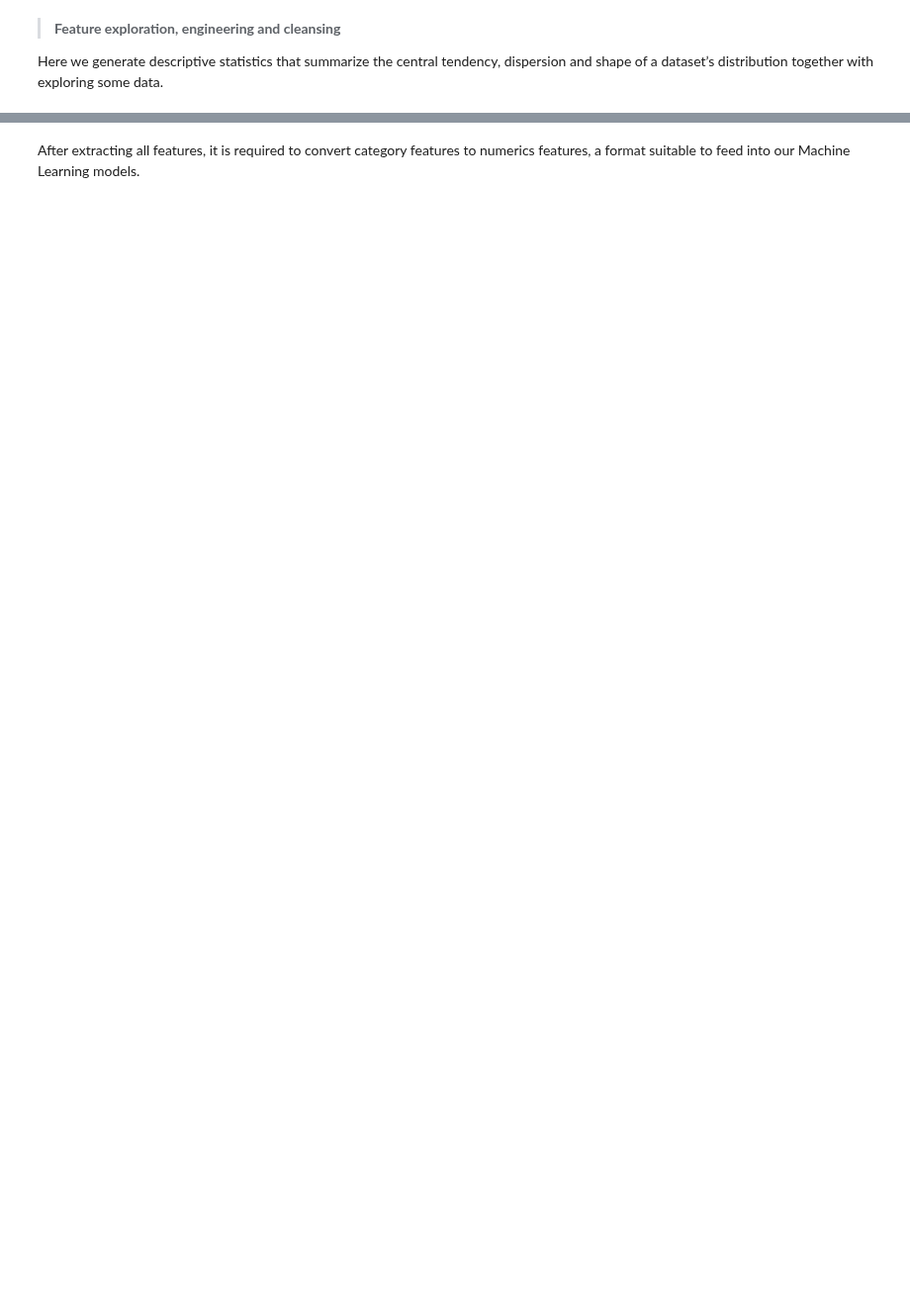
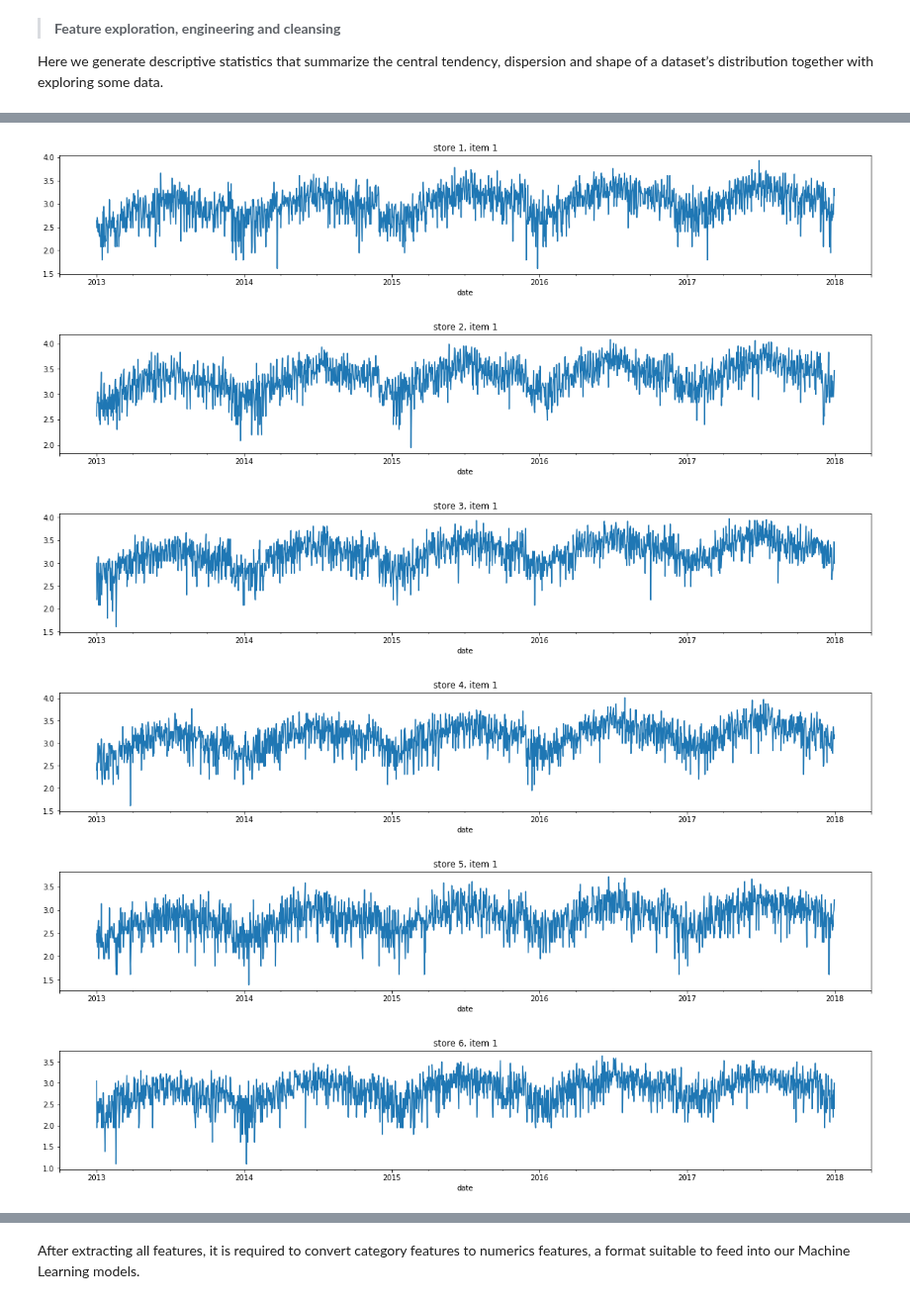
Before and after one commit to monthepp/kaggle, a Jupyter notebook: store_item_demand_forecasting_challenge/store_item_demand_forecasting_challenge.ipynb, the cells around one changed output, grey strips where cells are left out. Shown at 99% size. Drawn from its saved outputs; the diff is of its cells as text; code cells hidden in the pictures; blank space fills up the shorter version.

```diff
--- a/store_item_demand_forecasting_challenge/store_item_demand_forecasting_challenge.ipynb
+++ b/store_item_demand_forecasting_challenge/store_item_demand_forecasting_challenge.ipynb
@@ -179,0 +147,16 @@ data_df.tail(n=3)
+# %%
+# feature extraction: sales
+df_data['sales'] = np.log1p(df_data['sales'])
+# %%
+# feature exploration: season for store 1 to 10 and item 1
+for i in range(1, 11):
+    fig, axes = plt.subplots(figsize=(20, 3))
+    _ = df_data.loc[(df_data['store'] == i) & (df_data['item'] == 1) & (df_data['datatype'] == 'training'), 'sales'].plot()
+    axes.set_title('store %d, item %d' %(i, 1))
+# %% [output]
+[figure, added]
+[figure, added]
+[figure, added]
+[figure, added]
+[figure, added]
+[figure, added]
```
Also changed, not shown: parts of 62 cells of this notebook.
